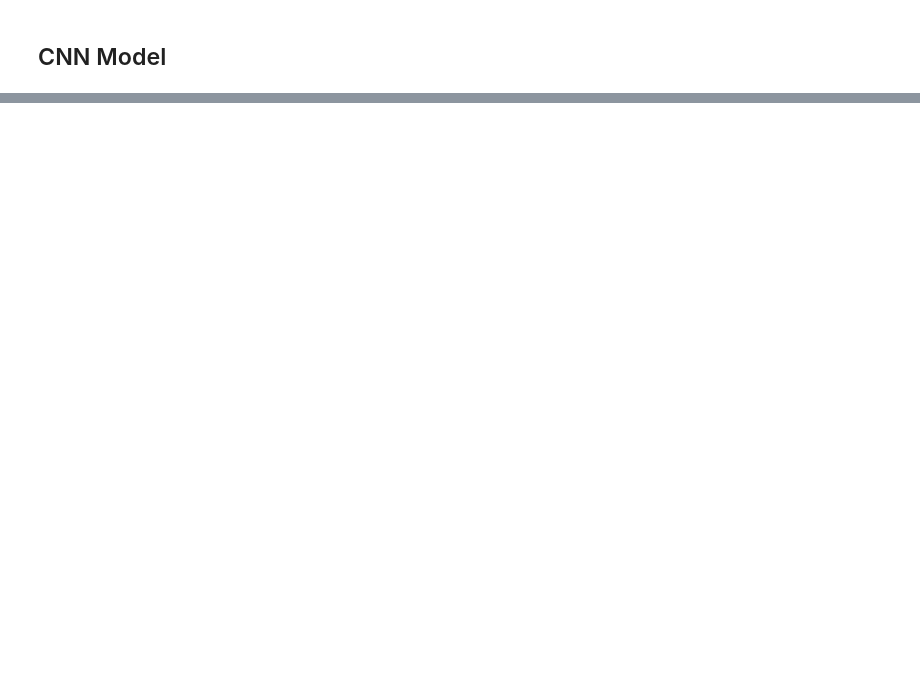
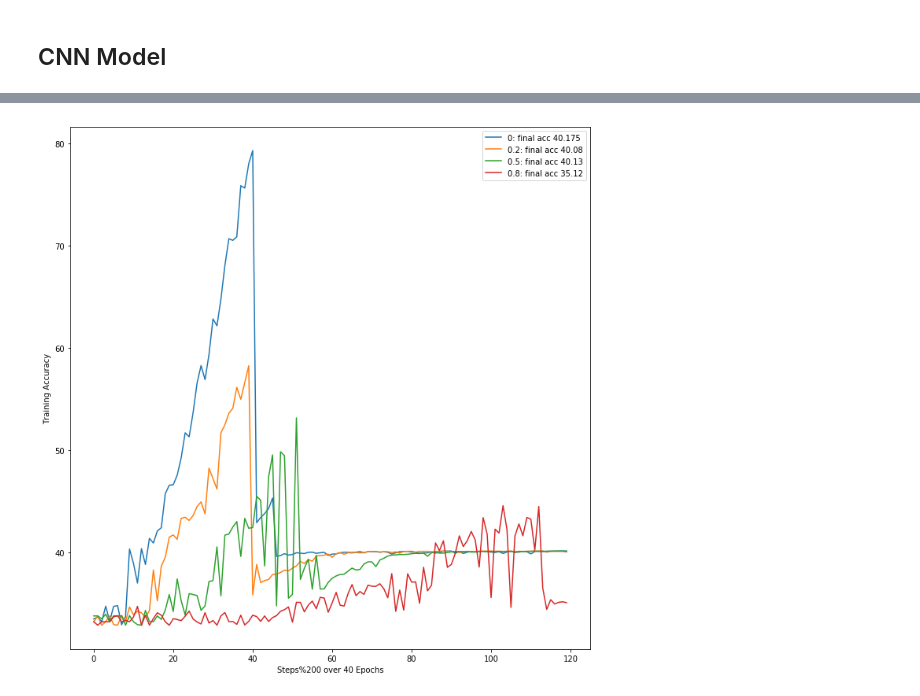
Before and after one commit to AMS889/DS-GA1011_Homework2, a Jupyter notebook: Homework2.ipynb, the cells around one changed output, grey strips where cells are left out. Drawn from its saved outputs; the diff is of its cells as text; code cells hidden in the pictures; blank space fills up the shorter version.

```diff
--- a/Homework2.ipynb
+++ b/Homework2.ipynb
@@ -599,3 +707,22 @@ class CNN(nn.Module):
+# %%
+drop_results_train = []
+drop_rate = [0, .2, .5, .8]
+for i in range(4):
+    value = list(dropout_train_plotting.iloc[-1])[i]
+    value = str(drop_rate[i])+": final acc "+str(value)
+    drop_results_train.append(value)
+
+fig = plt.figure(figsize = (10,10))
+
+plt.plot(dropout_train_plotting)
+plt.xlabel("Steps%200 over 40 Epochs")
+plt.ylabel("Training Accuracy")
+plt.legend(drop_results_train, loc='best')
+plt.tight_layout()
+plt.savefig('kernel_size_train.png', dpi=300)
+plt.show()
+# %% [output]
+[figure, added]
 # %%
 cnn_hidden_size_plotting=pd.DataFrame()
 cnn_hidden_size_train_plotting=pd.DataFrame()
```
Also changed, not shown: parts of 21 cells of this notebook, 6 other files.
